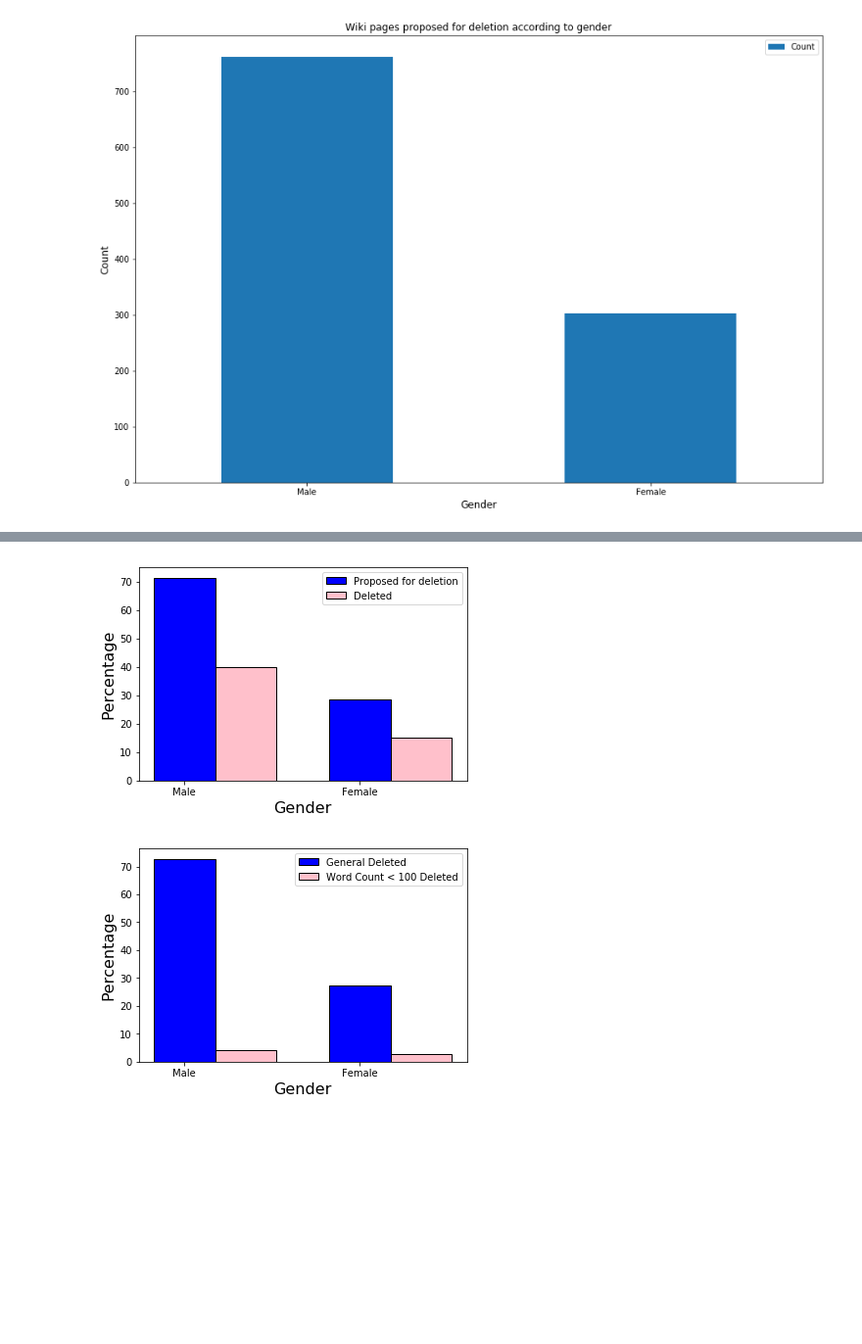
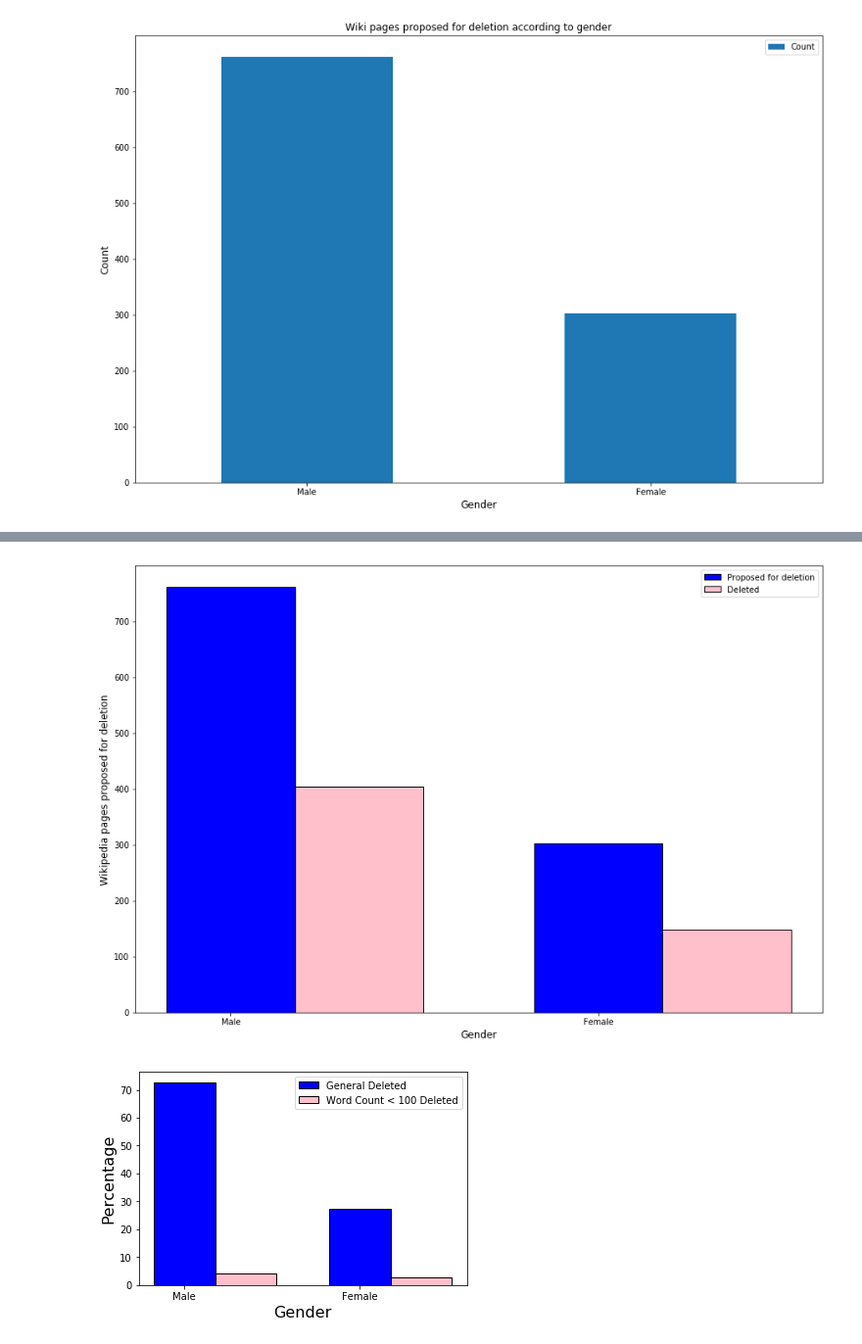
Before and after one commit to Anurekha97/CSS, a Jupyter notebook: Wiki_Gender_Bais.ipynb, the cells around one changed output, grey strips where cells are left out. Shown at 98% size. Drawn from its saved outputs; the diff is of its cells as text; code cells hidden in the pictures; blank space fills up the shorter version.

```diff
--- a/Wiki_Gender_Bais.ipynb
+++ b/Wiki_Gender_Bais.ipynb
@@ -573,21 +526,21 @@ import pandas as pd
 import requests
 import urllib
 
-demoDf = pd.read_csv('testing3.csv', sep='\t')
+dataFrame = pd.read_csv('data.csv', sep='\t')
 
 
 #demoDf=checkDeletedLinks(dfGender)
-demoDf.drop(demoDf.columns[demoDf.columns.str.contains('unnamed',case = False)],axis = 1, inplace = True)
-demoDf.reset_index(drop=True, inplace=True)
+dataFrame.drop(dataFrame.columns[dataFrame.columns.str.contains('unnamed',case = False)],axis = 1, inplace = True)
+dataFrame.reset_index(drop=True, inplace=True)
 
 
 # demoDf
-search_values=["Wikipedia:Articles for deletion/Log/2019 July 1"]
-dataFrame=demoDf[~demoDf.key.str.contains('|'.join(search_values ))]
+# search_values=["Wikipedia:Articles for deletion/Log/2019 July 1"]
+# dataFrame=demoDf[~demoDf.key.str.contains('|'.join(search_values ))]
 
-print(len(dataFrame[(dataFrame['Gender'] == 'Male') ]))
-print(len(dataFrame[(dataFrame['Gender'] == 'Male') & (dataFrame['IsDeleted'] == True) ]))
-print(len(dataFrame[(dataFrame['Gender'] == 'Female') ]))
-print(len(dataFrame[(dataFrame['Gender'] == 'Female') & (dataFrame['IsDeleted'] == True) ]))
+# print(len(dataFrame[(dataFrame['Gender'] == 'Male') ]))
+# print(len(dataFrame[(dataFrame['Gender'] == 'Male') & (dataFrame['IsDeleted'] == True) ]))
+# print(len(dataFrame[(dataFrame['Gender'] == 'Female') ]))
+# print(len(dataFrame[(dataFrame['Gender'] == 'Female') & (dataFrame['IsDeleted'] == True) ]))
 dataFrame
 # %% [output]
@@ -673,31 +622,36 @@ See the caveats in the documentation: http://pandas.pydata.org/pandas-docs/stabl
 # %%
 import numpy as np
 import matplotlib.pyplot as plt
 
 gender=['Male','Female']
 bars=['Proposed for deletion','Deleted']
 pos = np.arange(len(gender))
 bar_width = 0.35
 
 maleCount=len(dataFrame[(dataFrame['Gender'] == 'Male') ])
 femaleCount=len(dataFrame[(dataFrame['Gender'] == 'Female') ])
 total=maleCount+femaleCount
 
 maleCountDeleted=len(dataFrame[(dataFrame['Gender'] == 'Male') & (dataFrame['IsDeleted'] == True) ])
 femaleCountDeleted=len(dataFrame[(dataFrame['Gender'] == 'Female') & (dataFrame['IsDeleted'] == True) ])
-lstGenderCount=[maleCount*100/total,femaleCount*100/total]
-lstDeletedGenderCount=[maleCountDeleted*100/total, femaleCountDeleted*100/total]
+lstGenderCount=[maleCount,femaleCount]
+lstDeletedGenderCount=[maleCountDeleted, femaleCountDeleted]
+label = [maleCount,maleCountDeleted,femaleCount,femaleCountDeleted]
+
+# for i in range(4):
+#     plt.text( s = label[i], size = 6)
+
+
 
 plt.bar(pos,lstGenderCount,bar_width,color='blue',edgecolor='black')
 plt.bar(pos+bar_width,lstDeletedGenderCount,bar_width,color='pink',edgecolor='black')
 plt.xticks(pos, gender)
-plt.xlabel('Gender', fontsize=16)
-plt.ylabel('Percentage', fontsize=16)
-# plt.title('Ratio of Survival vs Death By Gender',fontsize=18)
+plt.xlabel('Gender', fontsize=12)
+plt.ylabel('Wikipedia pages proposed for deletion', fontsize=12)
 plt.legend(bars,loc=1)
 plt.show()
 # %% [output]
-[figure, old version]
+[figure, new version]
 # %%
 import numpy as np
 import matplotlib.pyplot as plt
```
Also changed, not shown: parts of 30 cells of this notebook.
